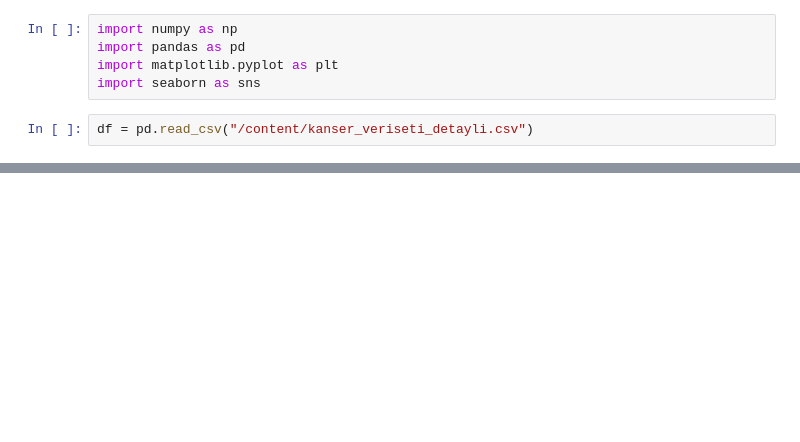
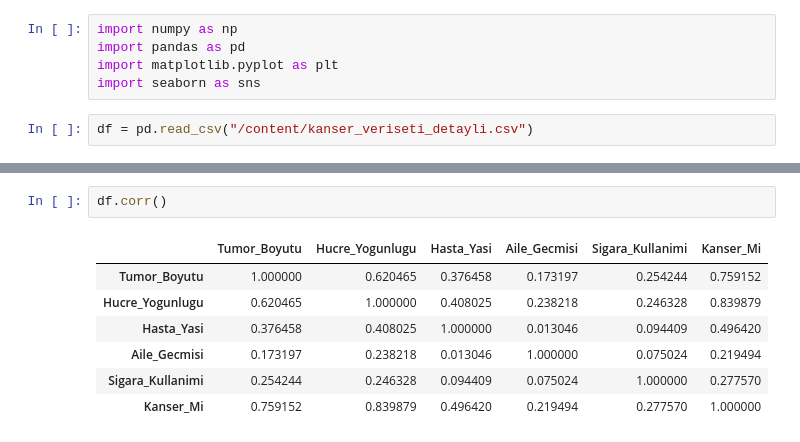
Before and after one commit to europecodingschool/ECS---VB---YZ---08.26, a Jupyter notebook: VB_YZ_Ders_11_2.ipynb, the cells around one changed output, grey strips where cells are left out. Cells and saved outputs as stored; diff of their text form; blank space fills up the shorter version.

```diff
--- a/VB_YZ_Ders_11_2.ipynb
+++ b/VB_YZ_Ders_11_2.ipynb
@@ -18,0 +47,10 @@ df.head()
+# %%
+df.corr()
+# %% [output]
+|  | Tumor_Boyutu | Hucre_Yogunlugu | Hasta_Yasi | Aile_Gecmisi | Sigara_Kullanimi | Kanser_Mi |
+| Tumor_Boyutu | 1.000000 | 0.620465 | 0.376458 | 0.173197 | 0.254244 | 0.759152 |
+| Hucre_Yogunlugu | 0.620465 | 1.000000 | 0.408025 | 0.238218 | 0.246328 | 0.839879 |
+| Hasta_Yasi | 0.376458 | 0.408025 | 1.000000 | 0.013046 | 0.094409 | 0.496420 |
+| Aile_Gecmisi | 0.173197 | 0.238218 | 0.013046 | 1.000000 | 0.075024 | 0.219494 |
+| Sigara_Kullanimi | 0.254244 | 0.246328 | 0.094409 | 0.075024 | 1.000000 | 0.277570 |
+| Kanser_Mi | 0.759152 | 0.839879 | 0.496420 | 0.219494 | 0.277570 | 1.000000 |
```
Also changed, not shown: parts of 5 cells of this notebook.
